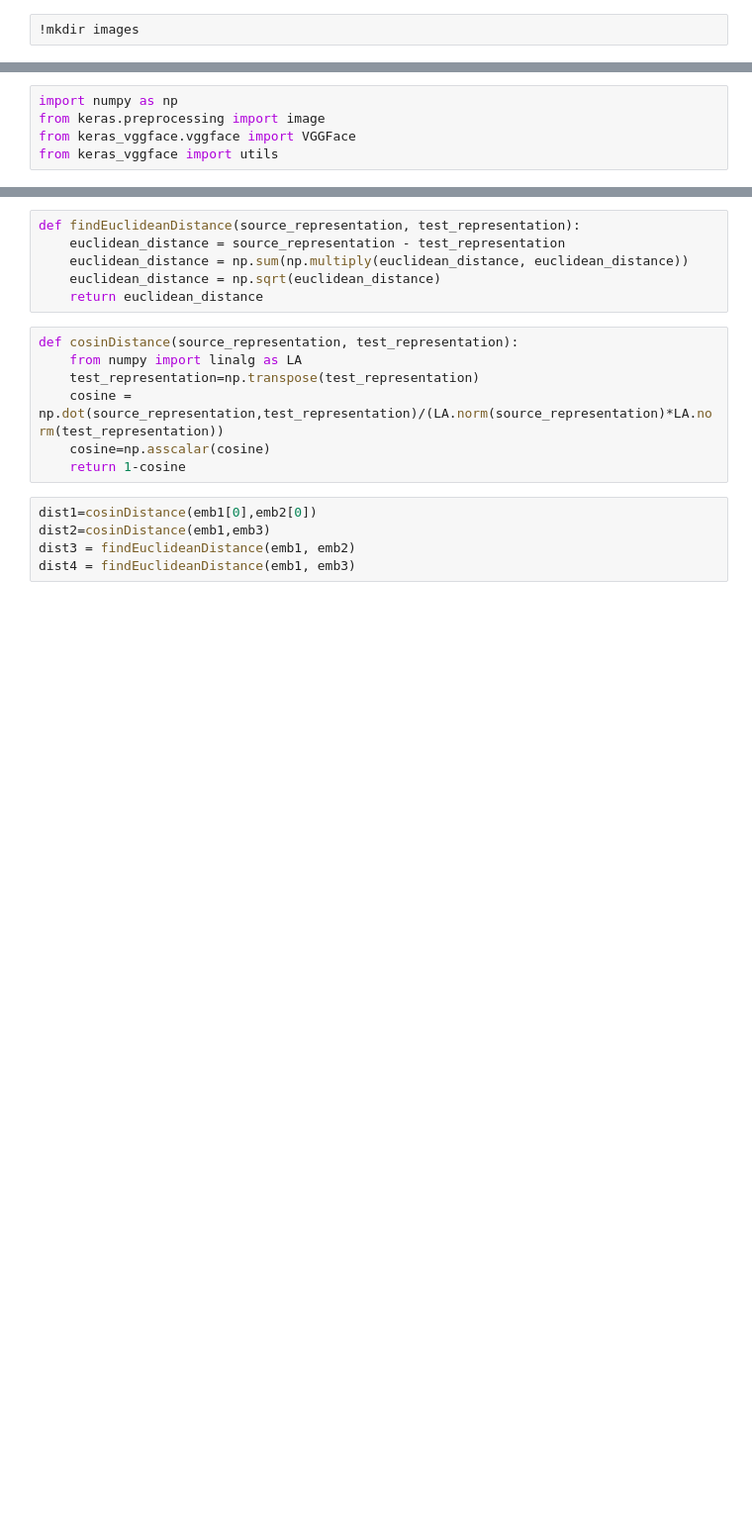
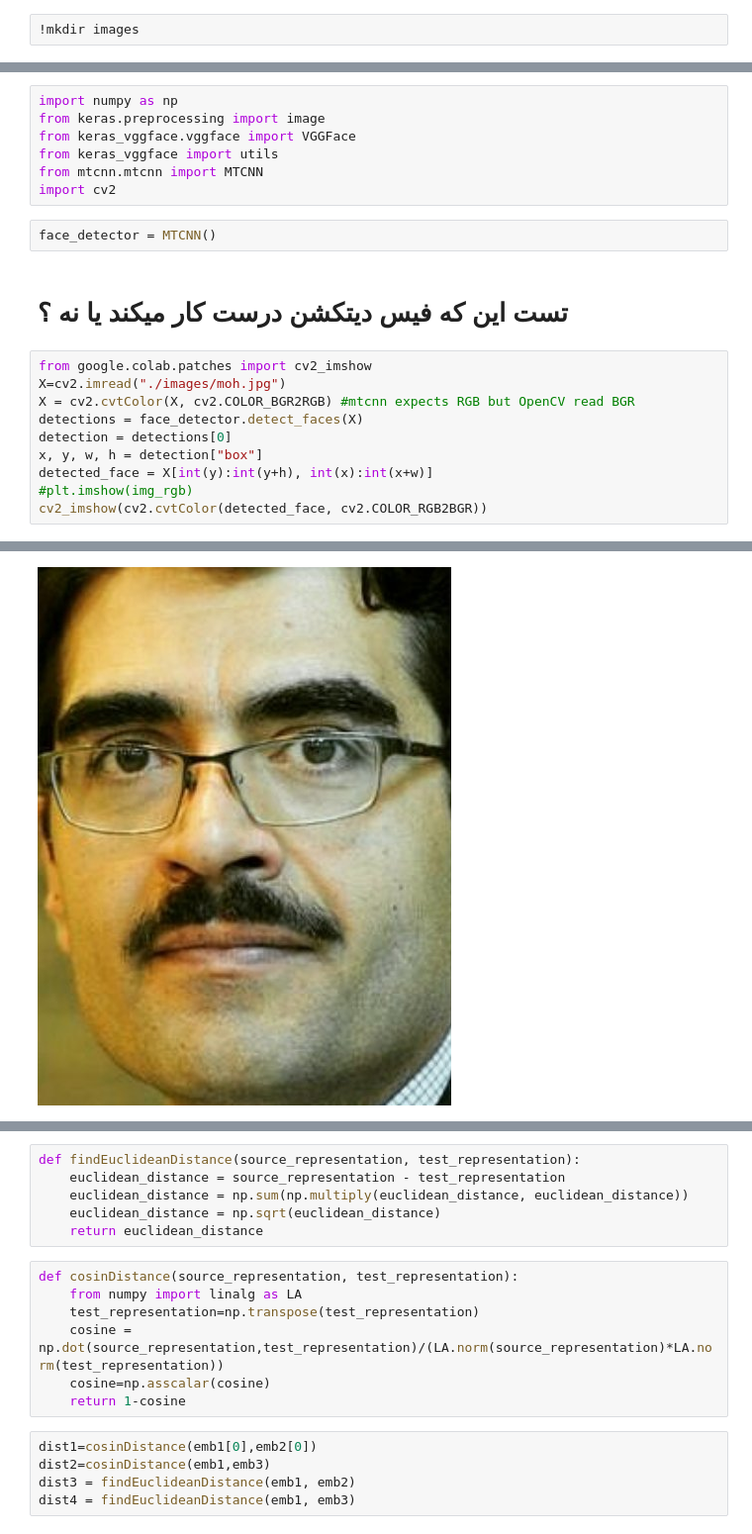
Before and after one commit to sedavasema/one-shot-learning, a Jupyter notebook: 4_my_introfacerecognition.ipynb, the cells around one changed output, grey strips where cells are left out. Shown at 99% size. Drawn from its saved outputs; the diff is of its cells as text; blank space fills up the shorter version.

```diff
--- a/4_my_introfacerecognition.ipynb
+++ b/4_my_introfacerecognition.ipynb
@@ -58,3 +79,20 @@ import numpy as np
 from keras.preprocessing import image
 from keras_vggface.vggface import VGGFace
 from keras_vggface import utils
+from mtcnn.mtcnn import MTCNN
+import cv2
+# %%
+face_detector = MTCNN()
+# %% [markdown]
+# تست این که فیس دیتکشن درست کار میکند یا نه ؟
+# %%
+from google.colab.patches import cv2_imshow
+X=cv2.imread("./images/moh.jpg")
+X = cv2.cvtColor(X, cv2.COLOR_BGR2RGB) #mtcnn expects RGB but OpenCV read BGR
+detections = face_detector.detect_faces(X)
+detection = detections[0]
+x, y, w, h = detection["box"]
+detected_face = X[int(y):int(y+h), int(x):int(x+w)]
+#plt.imshow(img_rgb)
+cv2_imshow(cv2.cvtColor(detected_face, cv2.COLOR_RGB2BGR))
+# %% [output]
@@ -60,0 +113 @@ from keras_vggface import utils
+[figure, added]
```
Also changed, not shown: parts of 31 cells of this notebook.
